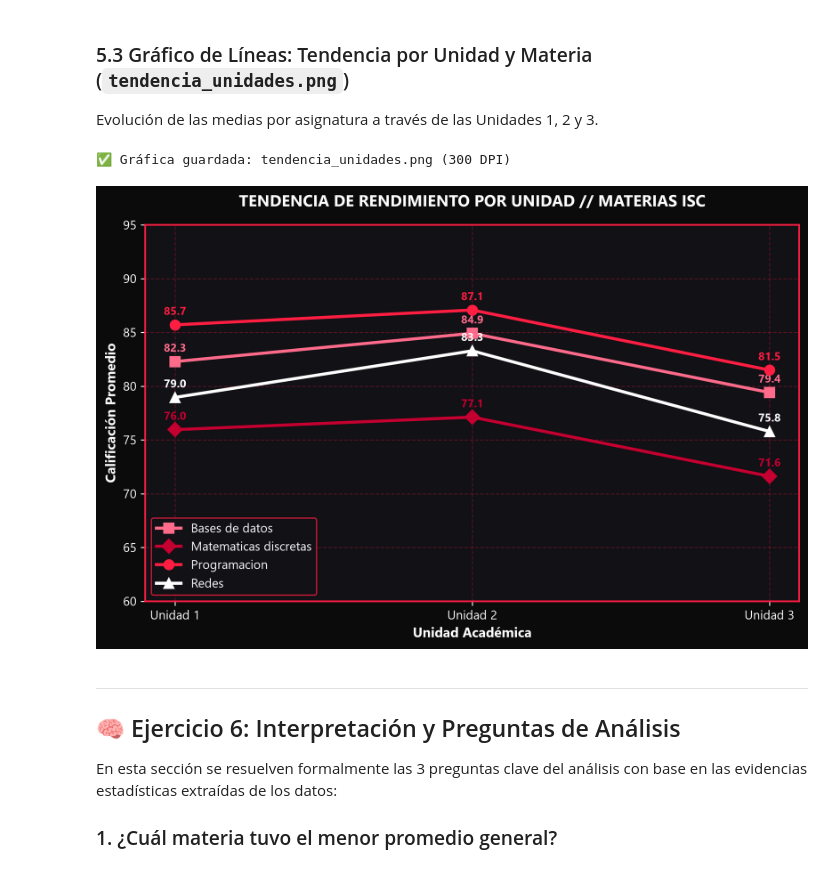
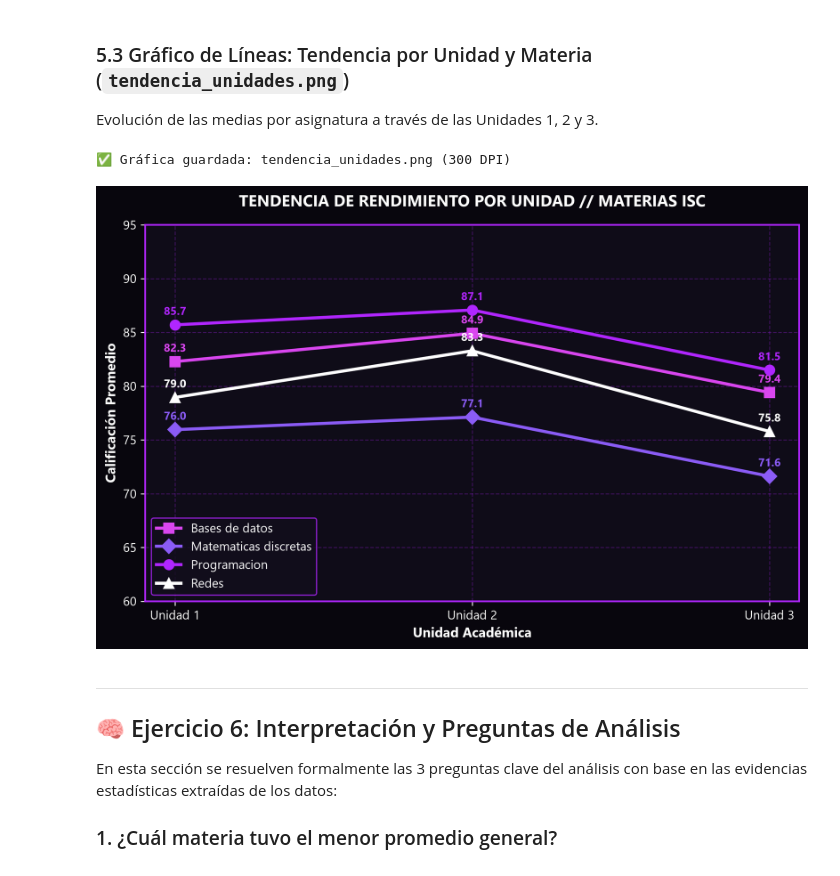
Before and after one commit to keego124-design/ticket_manager, a Jupyter notebook: practica_calificaciones_pandas/practica_pandas.ipynb, the cells around one changed output. Drawn from its saved outputs; the diff is of its cells as text; code cells hidden in the pictures.

```diff
--- a/practica_calificaciones_pandas/practica_pandas.ipynb
+++ b/practica_calificaciones_pandas/practica_pandas.ipynb
@@ -34,15 +34,15 @@ if sys.stdout.encoding != "utf-8":
 # Configuración del estilo Cyberpunk Dark / Neon Red
 plt.style.use("dark_background")
 plt.rcParams.update({
-    "figure.facecolor": "#0b0b0b",
-    "axes.facecolor": "#111116",
-    "axes.edgecolor": "#ff1e42",
+    "figure.facecolor": "#08060d",
+    "axes.facecolor": "#0f0c18",
+    "axes.edgecolor": "#b026ff",
     "axes.linewidth": 1.4,
     "axes.labelcolor": "#ffffff",
     "xtick.color": "#ffffff",
     "ytick.color": "#ffffff",
     "text.color": "#ffffff",
-    "grid.color": "#ff1e42",
+    "grid.color": "#b026ff",
     "grid.alpha": 0.18,
     "grid.linestyle": "--",
     "font.family": "sans-serif",
@@ -52,5 +52,5 @@ plt.rcParams.update({
     "axes.labelsize": 11,
 })
 
-print("✅ Entorno configurado con éxito. Tema Cyberpunk Red Neon activo.")
+print("✅ Entorno configurado con éxito. Tema Cyberpunk Purple Neon activo.")
 # %% [output]
@@ -381,10 +381,10 @@ fig3, ax3 = plt.subplots(figsize=(9.5, 5.5), dpi=300)
 evolucion_materias = df.groupby(["materia", "unidad"])["calificacion"].mean().unstack(level=0)
 
 colores_materias = {
-    "Programacion": "#ff1e42",          # Neón Red
-    "Bases de datos": "#ff6b8b",        # Coral Rosado Neón
+    "Programacion": "#b026ff",          # Neón Red
+    "Bases de datos": "#d946ef",        # Coral Rosado Neón
     "Redes": "#ffffff",                 # Blanco Neón
-    "Matematicas discretas": "#c40030"  # Carmesí Profundo
+    "Matematicas discretas": "#8b5cf6"  # Carmesí Profundo
 }
 
 marcadores = {
@@ -395,7 +395,7 @@ marcadores = {
 }
 
 for materia in evolucion_materias.columns:
-    color_linea = colores_materias.get(materia, "#ff1e42")
+    color_linea = colores_materias.get(materia, "#b026ff")
     marcador = marcadores.get(materia, "o")
     ax3.plot(
         evolucion_materias.index,
@@ -408,36 +408,36 @@ for materia in evolucion_materias.columns:
         zorder=3
     )
 
     for u in evolucion_materias.index:
         val = evolucion_materias.loc[u, materia]
         ax3.annotate(
             f"{val:.1f}",
             (u, val),
             textcoords="offset points",
             xytext=(0, 8),
             ha="center",
             fontsize=9,
             color=color_linea,
             fontweight="bold"
         )
 
 ax3.set_xticks([1, 2, 3])
 ax3.set_xticklabels(["Unidad 1", "Unidad 2", "Unidad 3"])
 ax3.set_ylim(60, 95)
 ax3.set_xlabel("Unidad Académica", color="#ffffff", fontweight="bold")
 ax3.set_ylabel("Calificación Promedio", color="#ffffff", fontweight="bold")
 ax3.set_title("TENDENCIA DE RENDIMIENTO POR UNIDAD // MATERIAS ISC", color="#ffffff", fontweight="bold", pad=15)
-ax3.grid(True, linestyle="--", alpha=0.3, color="#ff1e42", zorder=0)
-ax3.legend(loc="lower left", facecolor="#111116", edgecolor="#ff1e42", labelcolor="#ffffff")
+ax3.grid(True, linestyle="--", alpha=0.3, color="#b026ff", zorder=0)
+ax3.legend(loc="lower left", facecolor="#120e1d", edgecolor="#b026ff", labelcolor="#ffffff")
 
 # Guardar figura a 300 DPI
 plt.savefig("tendencia_unidades.png", dpi=300, bbox_inches="tight", facecolor=fig3.get_facecolor())
 plt.savefig("static/plots/tendencia_unidades.png", dpi=300, bbox_inches="tight", facecolor=fig3.get_facecolor())
 print("✅ Gráfica guardada: tendencia_unidades.png (300 DPI)")
 plt.show()
 # %% [output]
 ✅ Gráfica guardada: tendencia_unidades.png (300 DPI)
-[figure, old version]
+[figure, new version]
 # %% [markdown]
 ---
 ## 🧠 Ejercicio 6: Interpretación y Preguntas de Análisis
```
Also changed, not shown: parts of 5 cells of this notebook, 12 other files.
